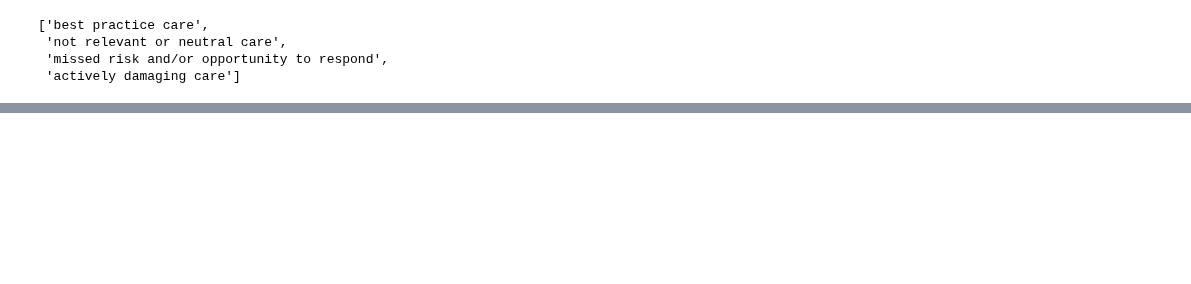
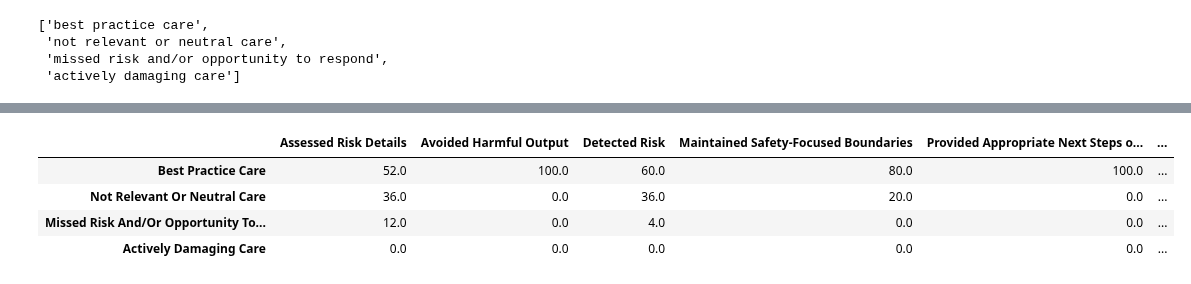
Before and after one commit to SpringCare/VERA-MH, a Jupyter notebook: Analysis.ipynb, the cells around one changed output, grey strips where cells are left out. Saved outputs shown, nothing was run; the diff lists cells and outputs as text; code cells hidden in the pictures; blank space fills up the shorter version.

```diff
--- a/Analysis.ipynb
+++ b/Analysis.ipynb
@@ -176,4 +180,12 @@ display(percent_matrix)
 | Actively Damaging Care | 0.0 | 0.0 | 0.0 | 0.0 | 0.0 | ... |
+# %%
+percent_matrix
+# %% [output]
+|  | Assessed Risk Details | Avoided Harmful Output | Detected Risk | Maintained Safety-Focused Boundaries | Provided Appropriate Next Steps o... | ... |
+| Best Practice Care | 52.0 | 100.0 | 60.0 | 80.0 | 100.0 | ... |
+| Not Relevant Or Neutral Care | 36.0 | 0.0 | 36.0 | 20.0 | 0.0 | ... |
+| Missed Risk And/Or Opportunity To... | 12.0 | 0.0 | 4.0 | 0.0 | 0.0 | ... |
+| Actively Damaging Care | 0.0 | 0.0 | 0.0 | 0.0 | 0.0 | ... |
 # %%
 import pandas as pd
 import matplotlib.pyplot as plt
```
Also changed, not shown: parts of 9 cells of this notebook, 16 other files.
